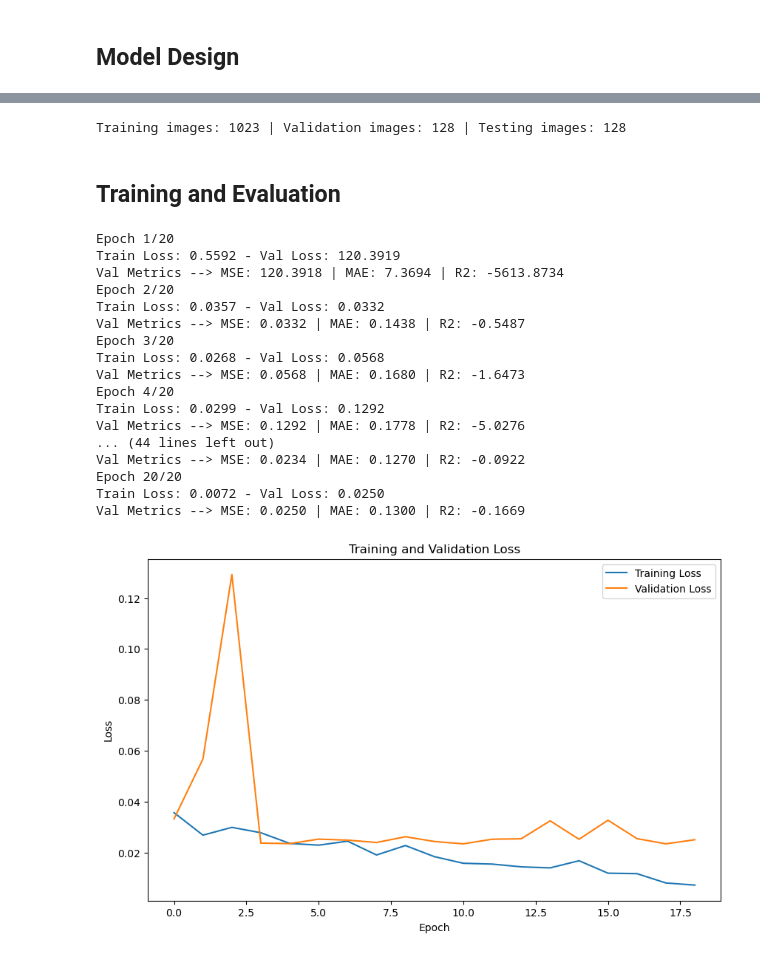
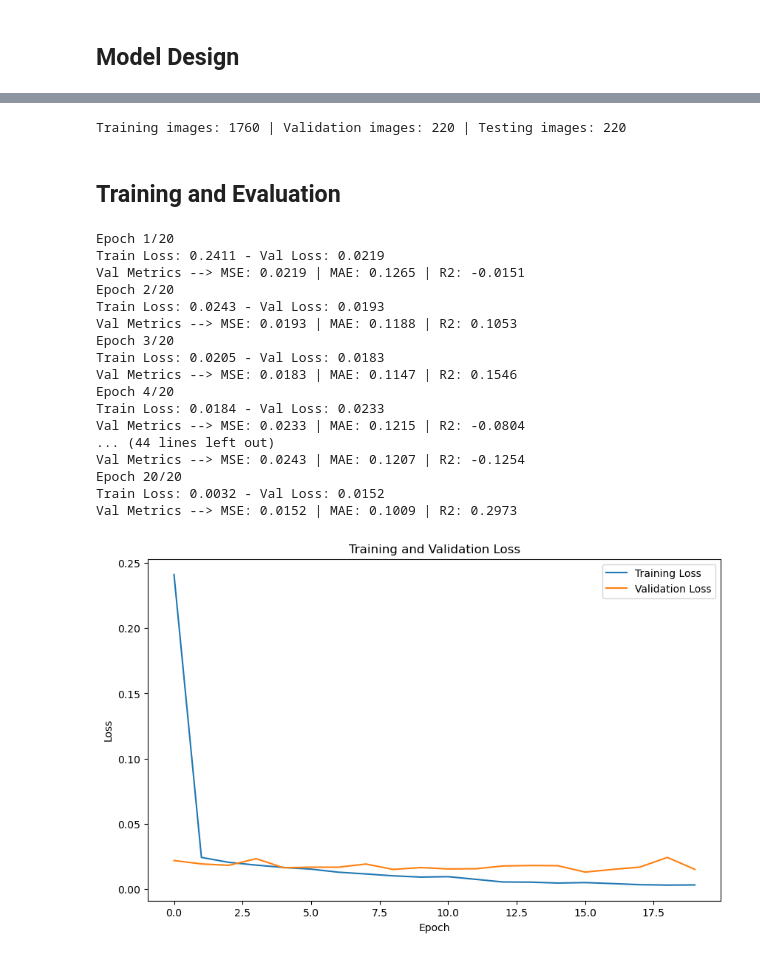
Before and after one commit to ErayOnder/Realistic-Image-Predictor, a Jupyter notebook: RealismPredictor.ipynb, the cells around one changed output, grey strips where cells are left out. Cells and saved outputs as stored; diff of their text form; code cells hidden in the pictures.

Commit message:
Upgraded the model, r2 results are positive now but there seems to be overfitting

```diff
--- a/RealismPredictor.ipynb
+++ b/RealismPredictor.ipynb
@@ -53,6 +53,6 @@ def extract_dataset(dataset):
     print(f"Total images collected: {len(image_paths)}")
     return image_paths
 
-toy_dataset = ["Flux+Real_10k 5/"]
+toy_dataset = ["Flux+Real_10k 1/"]
 image_paths = extract_dataset(toy_dataset)
 # %% [output]
@@ -170,7 +168,7 @@ class RealismDataset(Dataset):
 class RegressionResNet(nn.Module):
     def __init__(self, freeze_features= False):
         super(RegressionResNet, self).__init__()
-        self.resnet = models.resnet18(weights= models.ResNet18_Weights.DEFAULT)
+        self.resnet = models.resnet34(weights= models.ResNet34_Weights.DEFAULT)
 
         if freeze_features:
             for param in self.resnet.parameters():
@@ -211,7 +210,7 @@ val_dataset = RealismDataset(val_paths)
 train_loader = DataLoader(train_dataset, batch_size= batch_size, shuffle=True)
 val_loader = DataLoader(val_dataset, batch_size= batch_size, shuffle=False)
 # %% [output]
-Training images: 1023 | Validation images: 128 | Testing images: 128
+Training images: 1760 | Validation images: 220 | Testing images: 220
 # %% [markdown]
 ## Training and Evaluation
 # %%
@@ -300,30 +299,30 @@ for epoch in range(num_epochs):
         break
 # %% [output]
 Epoch 1/20
-Train Loss: 0.5592 - Val Loss: 120.3919
-Val Metrics --> MSE: 120.3918 | MAE: 7.3694 | R2: -5613.8734
+Train Loss: 0.2411 - Val Loss: 0.0219
+Val Metrics --> MSE: 0.0219 | MAE: 0.1265 | R2: -0.0151
 Epoch 2/20
-Train Loss: 0.0357 - Val Loss: 0.0332
-Val Metrics --> MSE: 0.0332 | MAE: 0.1438 | R2: -0.5487
+Train Loss: 0.0243 - Val Loss: 0.0193
+Val Metrics --> MSE: 0.0193 | MAE: 0.1188 | R2: 0.1053
 Epoch 3/20
-Train Loss: 0.0268 - Val Loss: 0.0568
-Val Metrics --> MSE: 0.0568 | MAE: 0.1680 | R2: -1.6473
+Train Loss: 0.0205 - Val Loss: 0.0183
+Val Metrics --> MSE: 0.0183 | MAE: 0.1147 | R2: 0.1546
 Epoch 4/20
-Train Loss: 0.0299 - Val Loss: 0.1292
-Val Metrics --> MSE: 0.1292 | MAE: 0.1778 | R2: -5.0276
+Train Loss: 0.0184 - Val Loss: 0.0233
+Val Metrics --> MSE: 0.0233 | MAE: 0.1215 | R2: -0.0804
 ... (44 lines left out)
-Val Metrics --> MSE: 0.0234 | MAE: 0.1270 | R2: -0.0922
+Val Metrics --> MSE: 0.0243 | MAE: 0.1207 | R2: -0.1254
 Epoch 20/20
-Train Loss: 0.0072 - Val Loss: 0.0250
-Val Metrics --> MSE: 0.0250 | MAE: 0.1300 | R2: -0.1669
+Train Loss: 0.0032 - Val Loss: 0.0152
+Val Metrics --> MSE: 0.0152 | MAE: 0.1009 | R2: 0.2973
 # %%
 plt.figure(figsize=(10, 6))
-plt.plot(training_losses[1:], label="Training Loss")
-plt.plot(validation_losses[1:], label="Validation Loss")
+plt.plot(training_losses, label="Training Loss")
+plt.plot(validation_losses, label="Validation Loss")
 plt.xlabel("Epoch")
 plt.ylabel("Loss")
 plt.title("Training and Validation Loss")
 plt.legend()
 plt.show()
 # %% [output]
-[figure, old version]
+[figure, new version]
```
Also changed, not shown: parts of 6 cells of this notebook, 1 other file.
